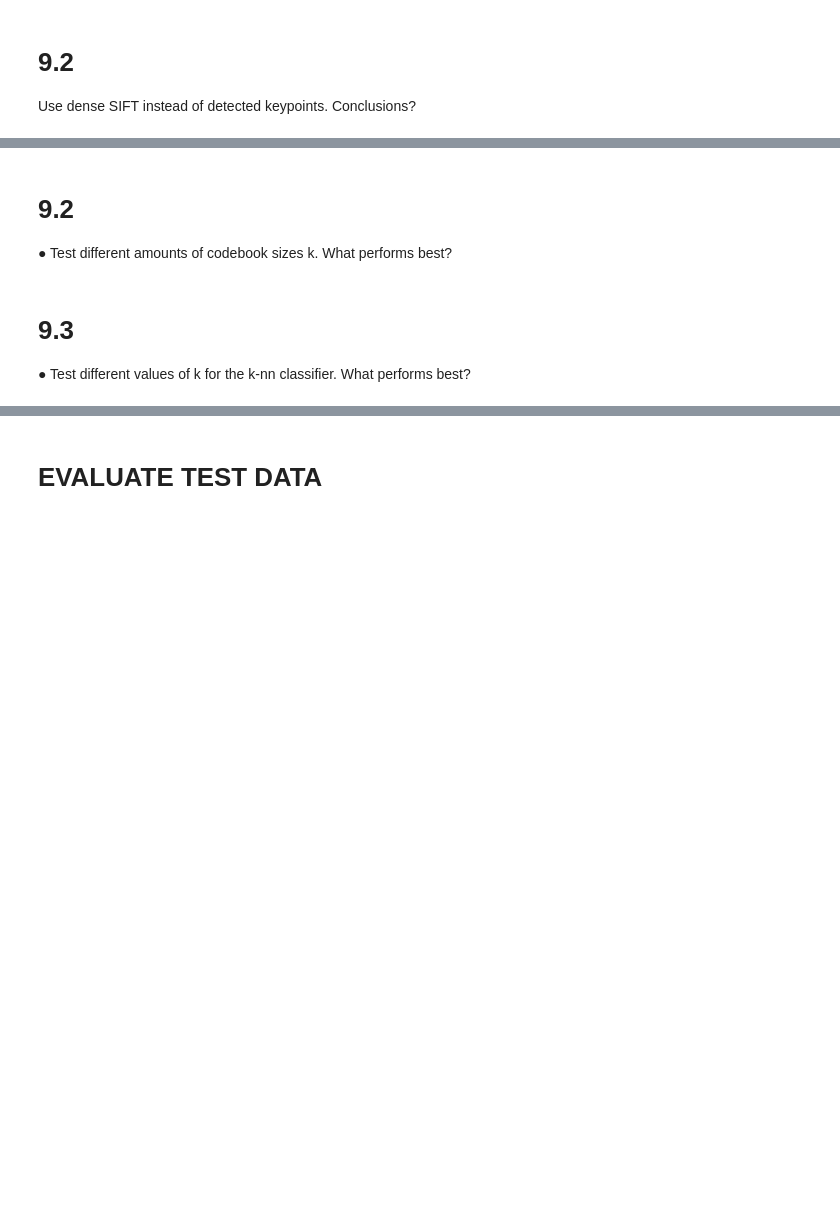
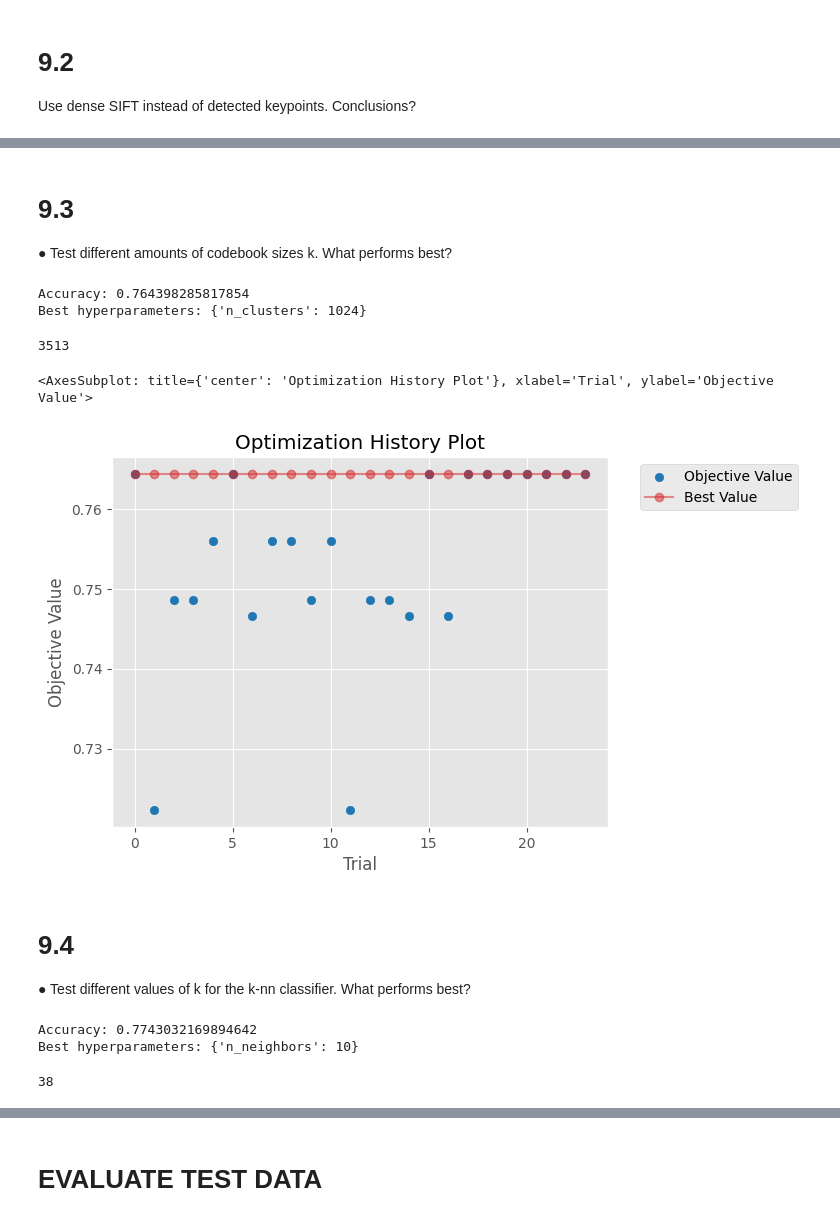
Before and after one commit to guillem-cf/M3-Project, a Jupyter notebook: Week1/BagofVisualWords.ipynb, the cells around one changed output, grey strips where cells are left out. Drawn from its saved outputs; the diff is of its cells as text; code cells hidden in the pictures; blank space fills up the shorter version.

Commit message:
partial push

```diff
--- a/Week1/BagofVisualWords.ipynb
+++ b/Week1/BagofVisualWords.ipynb
@@ -431,9 +479,10 @@ Use dense SIFT instead of detected keypoints. Conclusions?
 def compare_models(trial):
     search_metric = "balanced_accuracy"
     cv_strategy = cv_strategies["stratified"](n_splits=10)
-    step_size = int(trial.suggest_int('step_size', 2, 100))
-    patch_size = int(trial.suggest_int('patch_size', 1, 5))
-    DESCRIPTOR = feature_extractors["DenseSIFT"](
+    n_features = int(trial.suggest_int('n_features', 100, 300))
+    step_size = int(trial.suggest_int('step_size', 2, 75))
+    patch_size = int(trial.suggest_int('patch_size', 1, 3))
+    DESCRIPTOR = feature_extractors["DenseSIFT"](n_features=n_features,
         step_size=step_size, patch_size=patch_size)
 
     train_descriptors, train_labels_descrip = extract_features(
@@ -457,9 +506,12 @@ def compare_models(trial):
 
 # random, grid search all of you want sampler https://optuna.readthedocs.io/en/stable/reference/samplers/index.html
 sampler = TPESampler(seed=42)
-study = optuna.create_study(study_name="DenseSIFT",
-                            direction='maximize', sampler=sampler, storage="sqlite:///bbdd.db")
-study.optimize(compare_models, n_trials=100, n_jobs=8, gc_after_trial=True)
+try:
+    study = optuna.load_study(study_name="DenseSIFT", storage="sqlite:///bbdd.db")
+except:
+    study = optuna.create_study(study_name="DenseSIFT",
+                                direction='maximize', sampler=sampler, storage="sqlite:///bbdd.db")
+    study.optimize(compare_models, n_trials=100, n_jobs=8, gc_after_trial=True)
 
 df = study.trials_dataframe()
 df.to_csv("densesift.csv")
@@ -467,3 +519,4 @@ trial = study.best_trial
 
 print('Accuracy: {}'.format(trial.value))
 print("Best hyperparameters: {}".format(trial.params))
+gc.collect()
@@ -472,5 +532,5 @@ plot_optimization_history(study)
 # %% [markdown]
-# 9.2
+# 9.3
 ● Test different amounts of codebook sizes k. What performs best?
 # %%
 #  TODO
@@ -478,8 +538,8 @@ def compare_n_clusters(trial):
     search_metric = "balanced_accuracy"
     cv_strategy = cv_strategies["stratified"](n_splits=10)
 
-    DESCRIPTOR = feature_extractors["DenseSIFT"](
-        step_size=75, patch_size=3)
+    DESCRIPTOR = feature_extractors["DenseSIFT"](n_features=214,
+        step_size=15, patch_size=2)
 
     n_clusters = int(trial.suggest_categorical(
         'n_clusters', [64, 128, 256, 512, 1024]))
@@ -505,9 +565,12 @@ def compare_n_clusters(trial):
 
 # random, grid search all of you want sampler https://optuna.readthedocs.io/en/stable/reference/samplers/index.html
 sampler = TPESampler(seed=42)
-study = optuna.create_study(study_name="DenseSIFT",
-                            direction='maximize', sampler=sampler, storage="sqlite:///bbdd.db")
-study.optimize(compare_n_clusters, n_trials=100, n_jobs=8, gc_after_trial=True)
+try:
+    study = optuna.load_study(study_name="compare_n_clusters", storage="sqlite:///bbdd.db")
+except:
+    study = optuna.create_study(study_name="compare_n_clusters",
+                                direction='maximize', sampler=sampler, storage="sqlite:///bbdd.db")
+    study.optimize(compare_n_clusters, n_trials=10, n_jobs=8, gc_after_trial=True)
 
 df = study.trials_dataframe()
 df.to_csv("n_clusters.csv")
@@ -515,8 +578,18 @@ trial = study.best_trial
 
 print('Accuracy: {}'.format(trial.value))
 print("Best hyperparameters: {}".format(trial.params))
+gc.collect()
+# %% [output]
+Accuracy: 0.764398285817854
+Best hyperparameters: {'n_clusters': 1024}
+3513
+# %%
+plot_optimization_history(study)
+# %% [output]
+<AxesSubplot: title={'center': 'Optimization History Plot'}, xlabel='Trial', ylabel='Objective Value'>
+[figure, added]
 # %% [markdown]
-# 9.3
+# 9.4
 ● Test different values of k for the k-nn classifier. What performs best?
 # %%
 #  TODO
@@ -524,17 +597,17 @@ def compare_k_classifier(trial):
     search_metric = "balanced_accuracy"
     cv_strategy = cv_strategies["stratified"](n_splits=10)
 
-    DESCRIPTOR = feature_extractors["DenseSIFT"](
-        step_size=75, patch_size=3)
+    DESCRIPTOR = feature_extractors["DenseSIFT"](n_features=214,
+        step_size=15, patch_size=2)
 
-    n_neighbors = int(trial.init_suggest_int('n_neighbors', 1, 10))
+    n_neighbors = int(trial.suggest_int('n_neighbors', 1, 10))
 
     train_descriptors, train_labels_descrip = extract_features(
         train_images_filenames, train_labels, DESCRIPTOR)
     test_descriptors, test_labels_descrip = extract_features(
         test_images_filenames, test_labels, DESCRIPTOR)
 
-    clustering = partial(cluster_local_features, n_clusters=256)
+    clustering = partial(cluster_local_features, n_clusters=1024)
     dim_reduction_type = dim_reduction["None"]()
     classifier = classifiers["KNN"](
         n_neighbors=n_neighbors, n_jobs=8, metric='euclidean')
@@ -550,10 +623,13 @@ def compare_k_classifier(trial):
 
 # random, grid search all of you want sampler https://optuna.readthedocs.io/en/stable/reference/samplers/index.html
 sampler = TPESampler(seed=42)
-study = optuna.create_study(
-    study_name="K classifier", direction='maximize', sampler=sampler, storage="sqlite:///bbdd.db")
-study.optimize(compare_k_classifier, n_trials=100,
-               n_jobs=8, gc_after_trial=True)
+try:
+    study = optuna.load_study(study_name="K_classifier", storage="sqlite:///bbdd.db")
+except:
+    study = optuna.create_study(
+        study_name="K_classifier", direction='maximize', sampler=sampler, storage="sqlite:///bbdd.db")
+    study.optimize(compare_k_classifier, n_trials=100,
+                n_jobs=8, gc_after_trial=True)
 
 df = study.trials_dataframe()
 df.to_csv("K_classifier.csv")
@@ -561,3 +637,8 @@ trial = study.best_trial
 
 print('Accuracy: {}'.format(trial.value))
 print("Best hyperparameters: {}".format(trial.params))
+gc.collect()
+# %% [output]
+Accuracy: 0.7743032169894642
+Best hyperparameters: {'n_neighbors': 10}
+38
```
Also changed, not shown: parts of 16 cells of this notebook, 6 other files.
